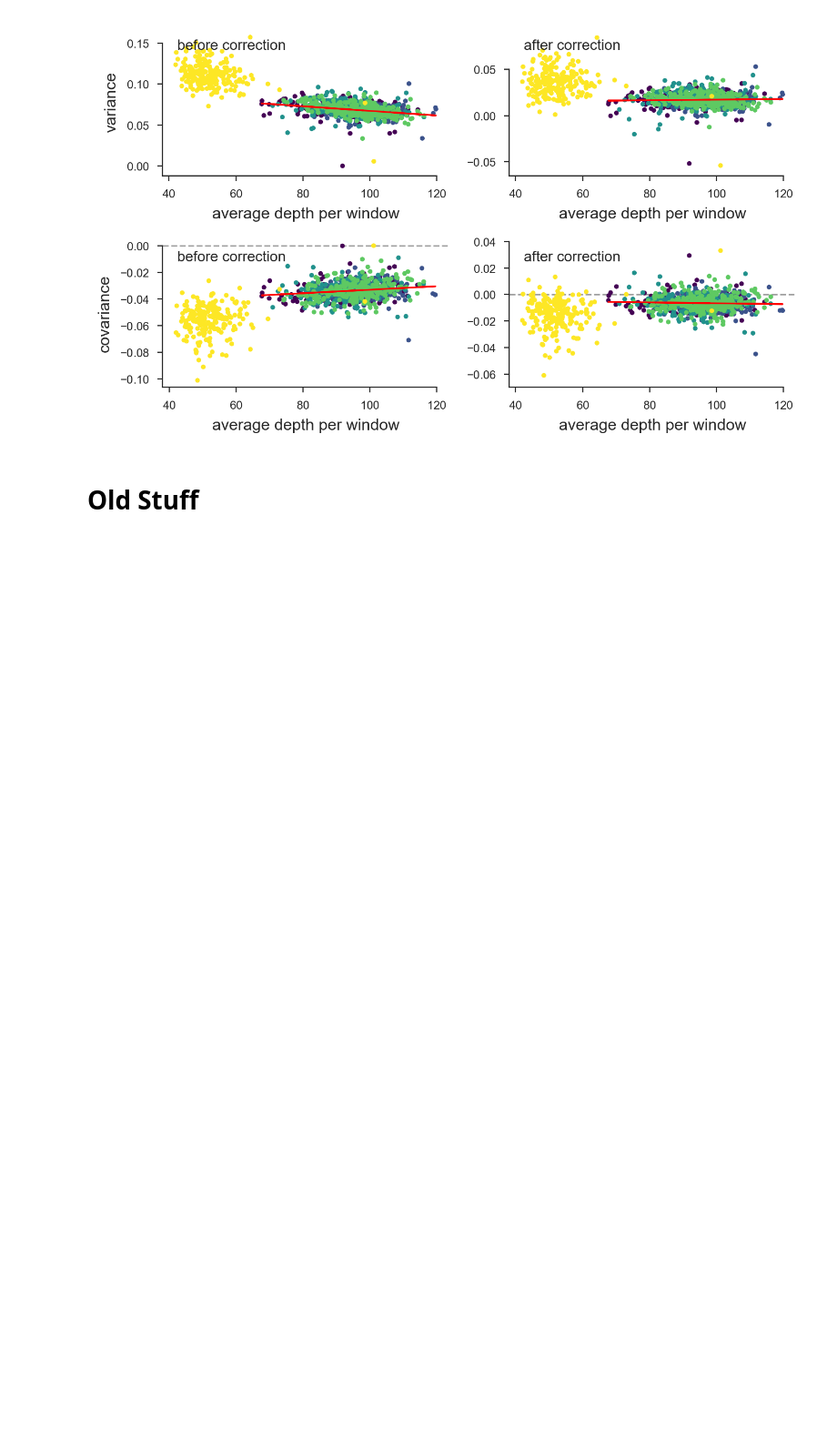
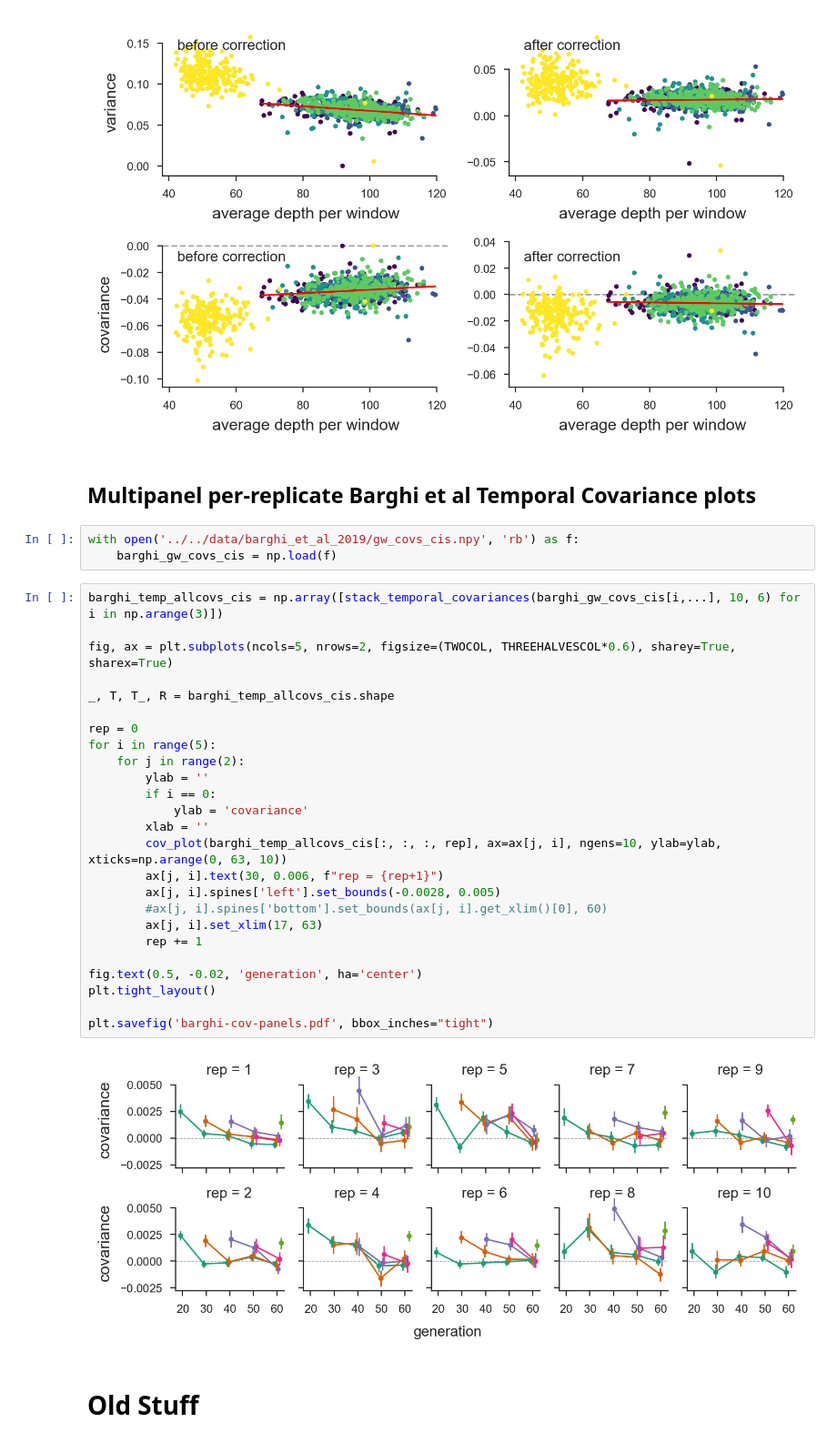
Before and after one commit to vsbuffalo/cvtk, a Jupyter notebook: notebooks/plots/plots.ipynb, the cells around one changed output. Shown at 91% size. Drawn from its saved outputs; the diff is of its cells as text; blank space fills up the shorter version.

```diff
--- a/notebooks/plots/plots.ipynb
+++ b/notebooks/plots/plots.ipynb
@@ -868,6 +1026,38 @@ ax[1, 1].spines['bottom'].set_bounds(ax[1, 1].get_xlim()[0], 120)
 plt.savefig('bergland-correction-plot.pdf', bbox_inches="tight")
 # %% [output]
 [figure]
+# %% [markdown]
+## Multipanel per-replicate Barghi et al Temporal Covariance plots
+# %%
+with open('../../data/barghi_et_al_2019/gw_covs_cis.npy', 'rb') as f:
+    barghi_gw_covs_cis = np.load(f)
+# %%
+barghi_temp_allcovs_cis = np.array([stack_temporal_covariances(barghi_gw_covs_cis[i,...], 10, 6) for i in np.arange(3)])
+
+fig, ax = plt.subplots(ncols=5, nrows=2, figsize=(TWOCOL, THREEHALVESCOL*0.6), sharey=True, sharex=True)
+
+_, T, T_, R = barghi_temp_allcovs_cis.shape
+
+rep = 0
+for i in range(5):
+    for j in range(2):
+        ylab = ''
+        if i == 0:
+            ylab = 'covariance'
+        xlab = ''
+        cov_plot(barghi_temp_allcovs_cis[:, :, :, rep], ax=ax[j, i], ngens=10, ylab=ylab, xticks=np.arange(0, 63, 10))
+        ax[j, i].text(30, 0.006, f"rep = {rep+1}")
+        ax[j, i].spines['left'].set_bounds(-0.0028, 0.005)
+        #ax[j, i].spines['bottom'].set_bounds(ax[j, i].get_xlim()[0], 60)
+        ax[j, i].set_xlim(17, 63)
+        rep += 1
+
+fig.text(0.5, -0.02, 'generation', ha='center')
+plt.tight_layout()
+
+plt.savefig('barghi-cov-panels.pdf', bbox_inches="tight")
+# %% [output]
+[figure, added]
 # %% [markdown]
 # Old Stuff
 # %%
```
Also changed, not shown: parts of 14 cells of this notebook, 12 other files.
